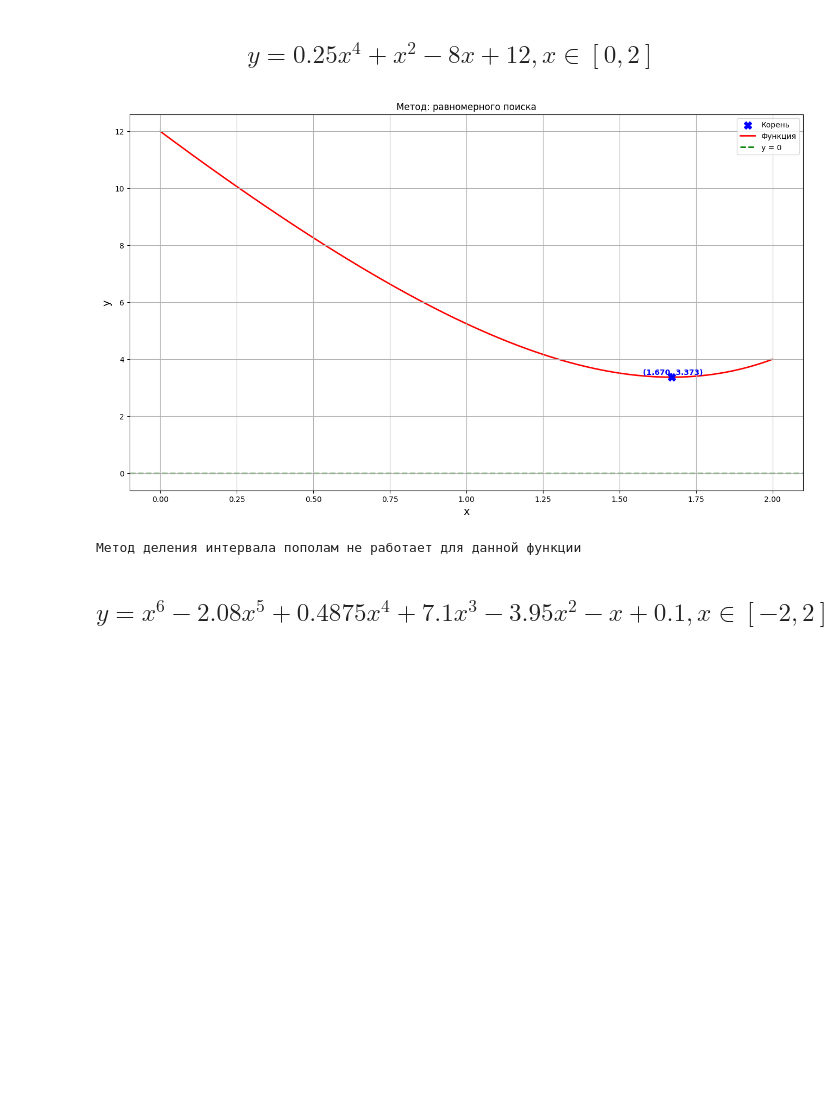
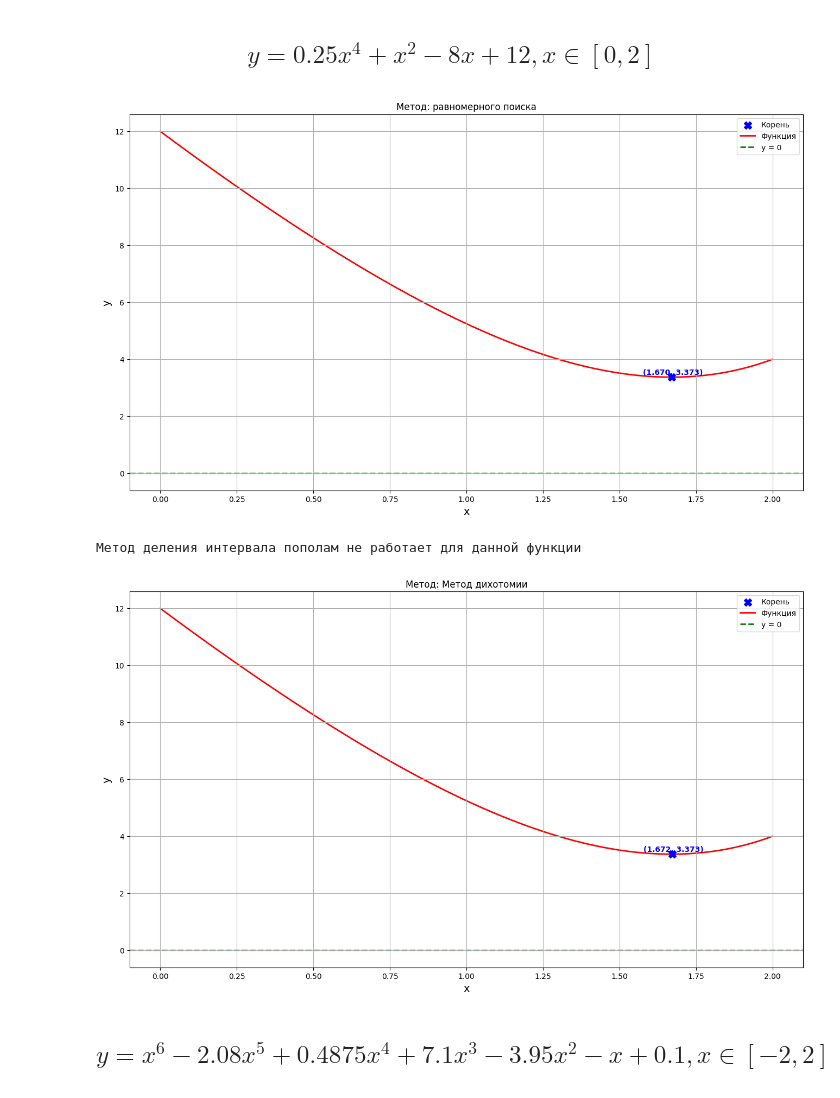
Before and after one commit to Allynik/Task_1_optimization-methods, a Jupyter notebook: task_1.ipynb, the cells around one changed output. Drawn from its saved outputs; the diff is of its cells as text; code cells hidden in the pictures; blank space fills up the shorter version.

```diff
--- a/task_1.ipynb
+++ b/task_1.ipynb
@@ -90,13 +113,15 @@ div_int_in_half(min_x,max_x,f)
 # %%
 def f(x):
     return 0.25*x**4 + x**2 - 8*x + 12
 min_x = 0
 min_y = 2
 uniform_search(min_x,min_y,f)
 div_int_in_half(min_x,max_x,f)
+dichotomy_search(min_x,max_x,f)
 # %% [output]
 [figure]
 Метод деления интервала пополам не работает для данной функции
+[figure, added]
 # %% [markdown]
 ## $$ y = x^6 - 2.08x^5 + 0.4875x^4 +7.1x^3 -3.95x^2 - x + 0.1, x \in [-2, 2]$$
 # %%
```
Also changed, not shown: parts of 6 cells of this notebook.
